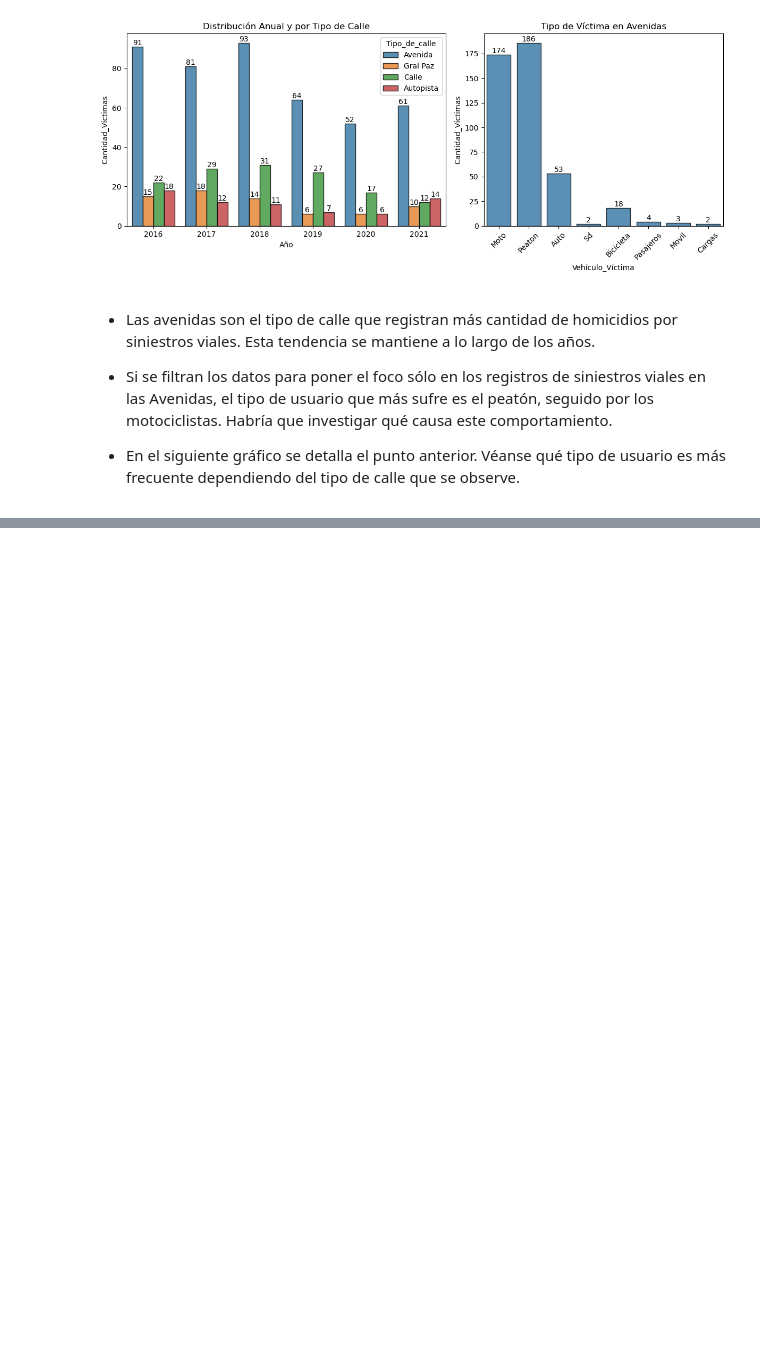
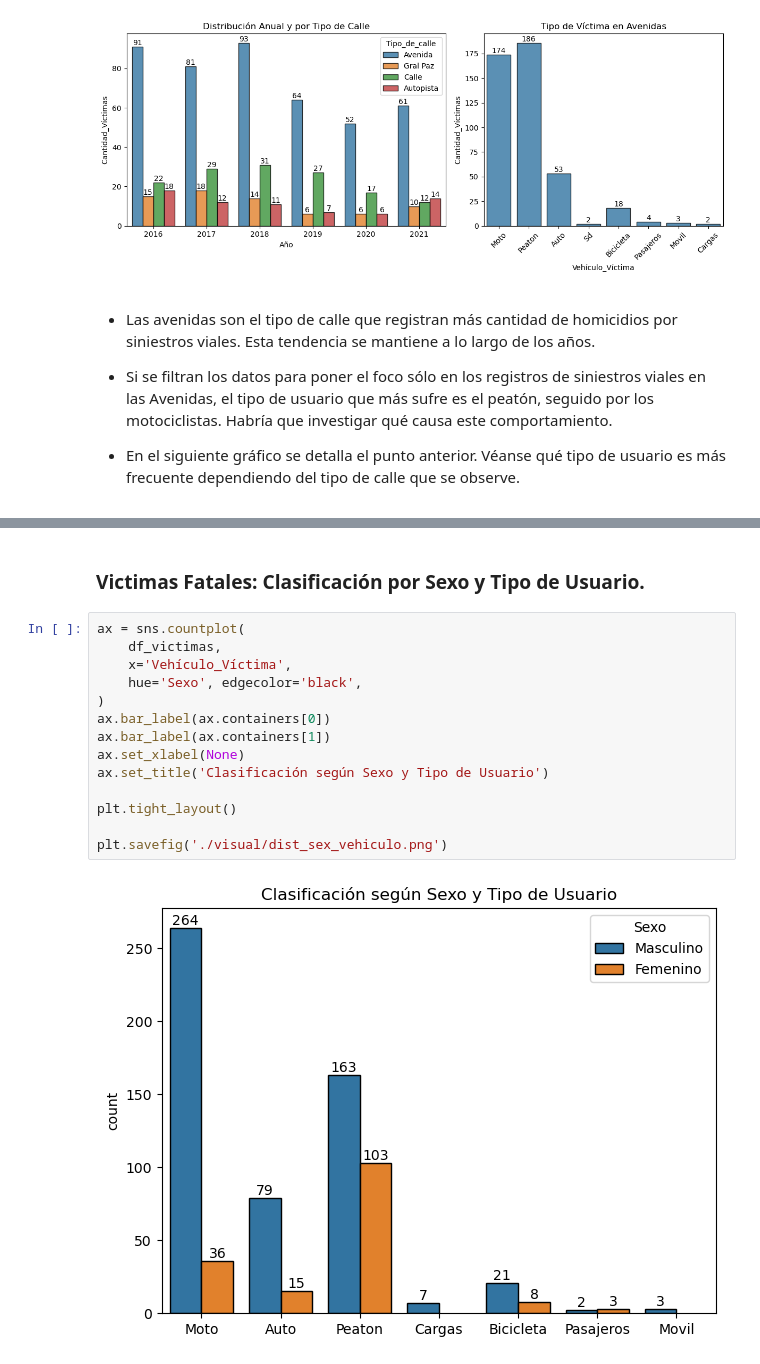
Before and after one commit to Juan-Mendoza00/pi_da, a Jupyter notebook: EDA.ipynb, the cells around one changed output, grey strips where cells are left out. Saved outputs shown, nothing was run; the diff lists cells and outputs as text; blank space fills up the shorter version.

```diff
--- a/EDA.ipynb
+++ b/EDA.ipynb
@@ -627,0 +647,18 @@ plt.savefig('./visual/vict_tipo_calle_usuario.png')
+# %% [markdown]
+### Victimas Fatales: Clasificación por Sexo y Tipo de Usuario.
+# %%
+ax = sns.countplot(
+    df_victimas,
+    x='Vehículo_Víctima',
+    hue='Sexo', edgecolor='black',
+)
+ax.bar_label(ax.containers[0])
+ax.bar_label(ax.containers[1])
+ax.set_xlabel(None)
+ax.set_title('Clasificación según Sexo y Tipo de Usuario')
+
+plt.tight_layout()
+
+plt.savefig('./visual/dist_sex_vehiculo.png')
+# %% [output]
+[figure, added]
```
Also changed, not shown: parts of 8 cells of this notebook, 6 other files.
